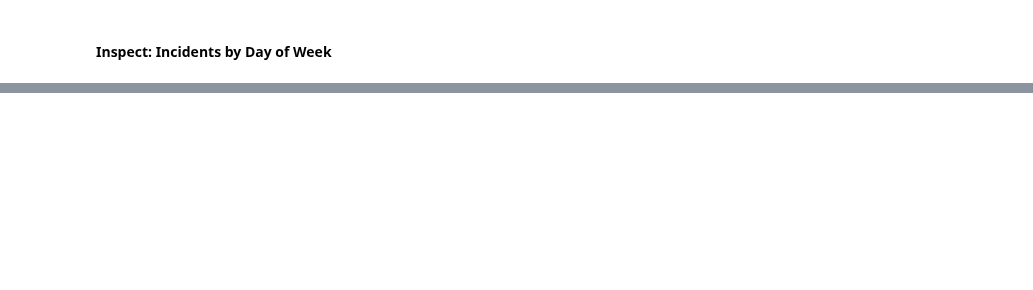
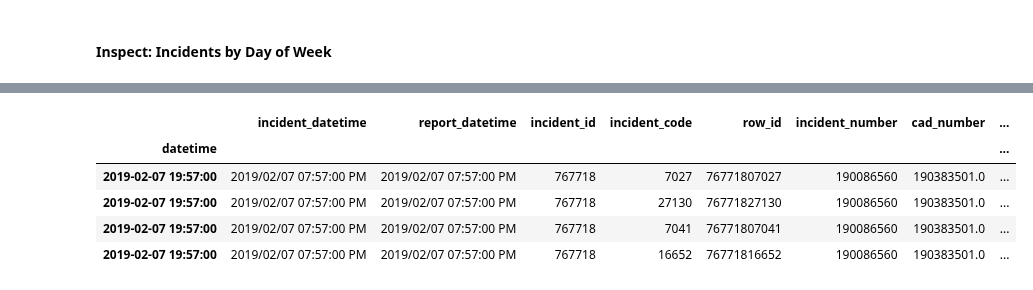
Before and after one commit to fazeelgm/UCB_ML_AI_Capstone, a Jupyter notebook: notebooks/ExploratoryDataAnalysis.ipynb, the cells around one changed output, grey strips where cells are left out. Cells and saved outputs as stored; diff of their text form; code cells hidden in the pictures; blank space fills up the shorter version.

```diff
--- a/notebooks/ExploratoryDataAnalysis.ipynb
+++ b/notebooks/ExploratoryDataAnalysis.ipynb
@@ -398,0 +441,12 @@ data.head(2)
+# %%
+current_raw_df.query('incident_id == @inc_id')[['incident_datetime', 'report_datetime', 'incident_id', 'incident_code',
+                                                'row_id', 'incident_number', 'cad_number',
+                                                'incident_category','incident_subcategory', 'incident_description',
+                                                'resolution']]
+# %% [output]
+|  | incident_datetime | report_datetime | incident_id | incident_code | row_id | incident_number | cad_number | ... |
+| datetime |  |  |  |  |  |  |  | ... |
+| 2019-02-07 19:57:00 | 2019/02/07 07:57:00 PM | 2019/02/07 07:57:00 PM | 767718 | 7027 | 76771807027 | 190086560 | 190383501.0 | ... |
+| 2019-02-07 19:57:00 | 2019/02/07 07:57:00 PM | 2019/02/07 07:57:00 PM | 767718 | 27130 | 76771827130 | 190086560 | 190383501.0 | ... |
+| 2019-02-07 19:57:00 | 2019/02/07 07:57:00 PM | 2019/02/07 07:57:00 PM | 767718 | 7041 | 76771807041 | 190086560 | 190383501.0 | ... |
+| 2019-02-07 19:57:00 | 2019/02/07 07:57:00 PM | 2019/02/07 07:57:00 PM | 767718 | 16652 | 76771816652 | 190086560 | 190383501.0 | ... |
```
Also changed, not shown: parts of 59 cells of this notebook, 2 other files.
